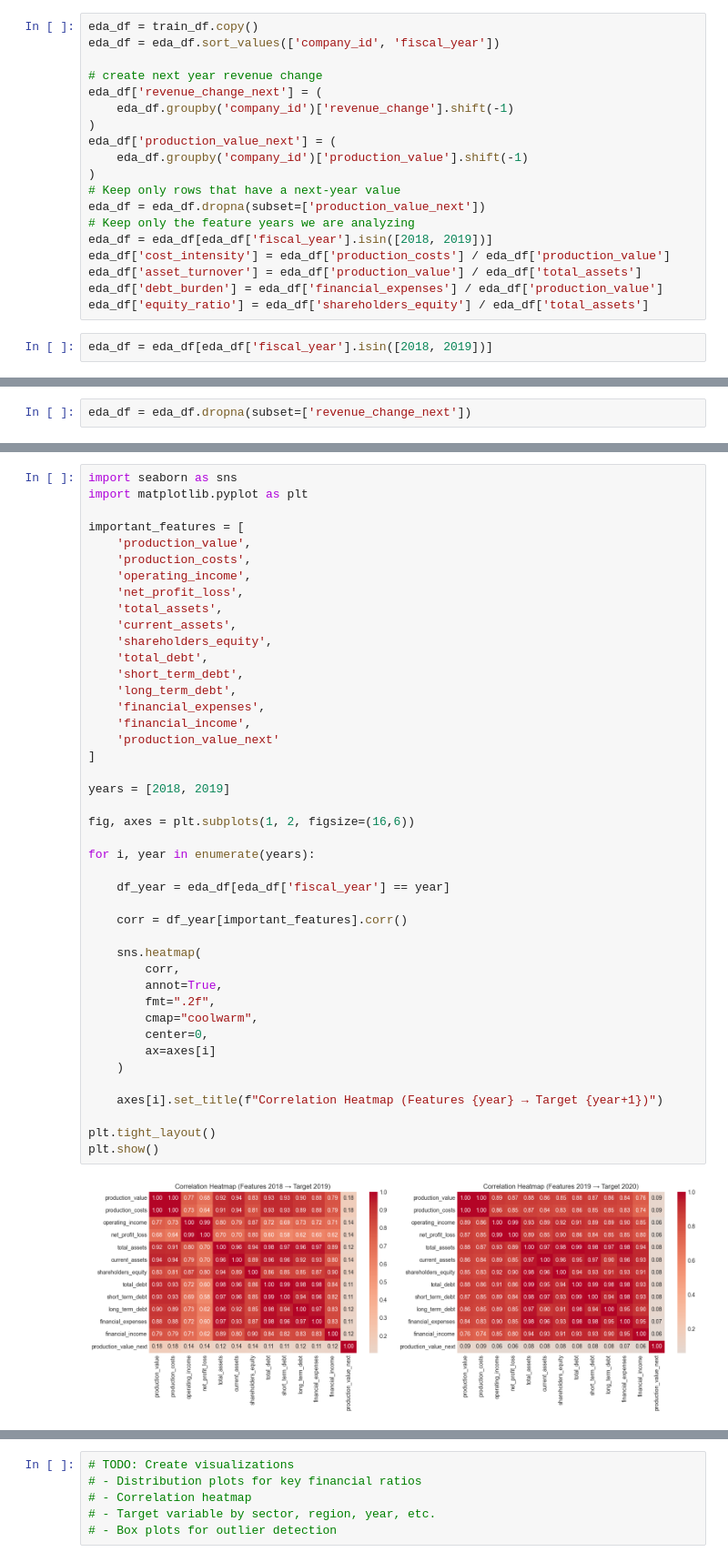
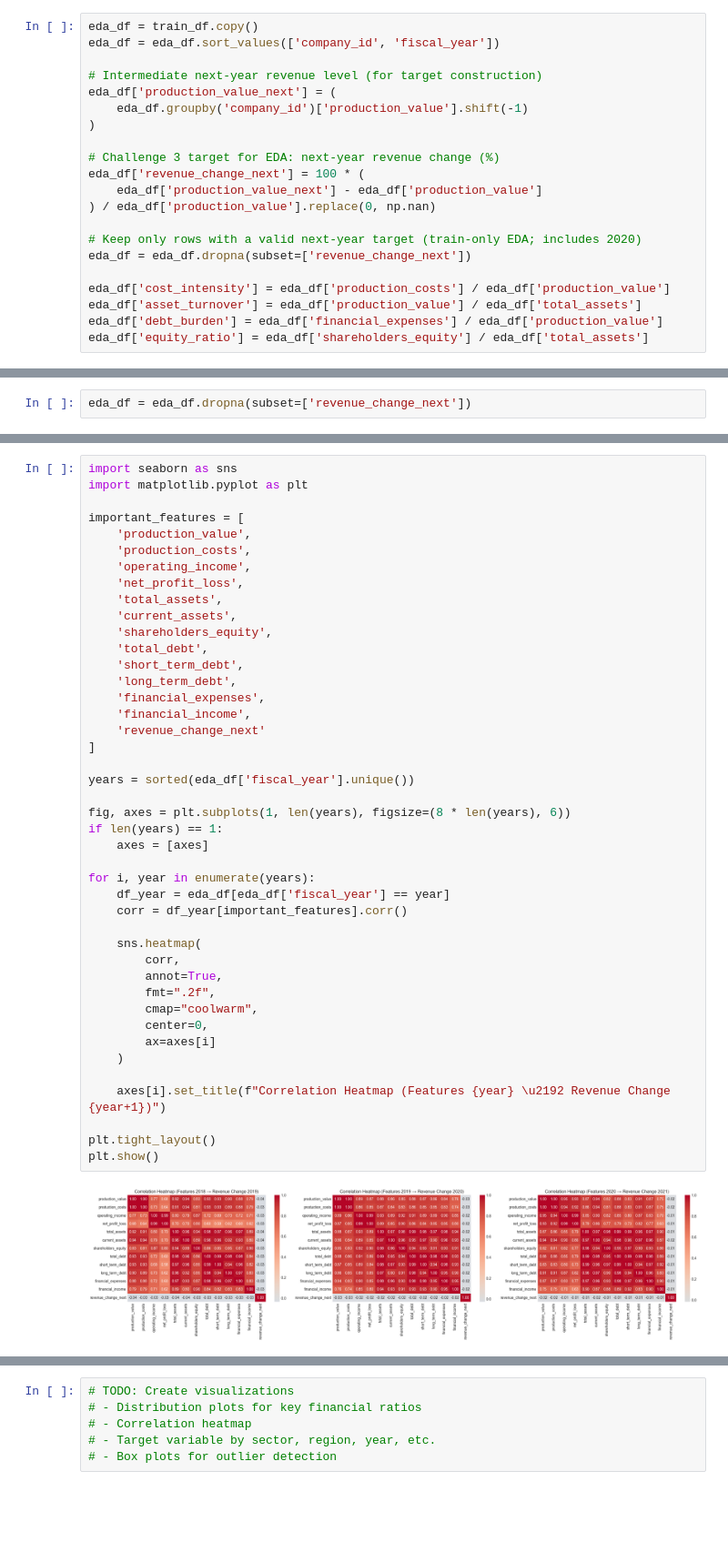
Before and after one commit to KorayAydin3k/Expert_AI_project, a Jupyter notebook: notebook/starter_template_2.ipynb, the cells around one changed output, grey strips where cells are left out. Shown at 91% size. Saved outputs shown, nothing was run; the diff lists cells and outputs as text; blank space fills up the shorter version.

```diff
--- a/notebook/starter_template_2.ipynb
+++ b/notebook/starter_template_2.ipynb
@@ -172,20 +172,20 @@ Create visualizations to understand the data better.
 eda_df = train_df.copy()
 eda_df = eda_df.sort_values(['company_id', 'fiscal_year'])
 
-# create next year revenue change
-eda_df['revenue_change_next'] = (
-    eda_df.groupby('company_id')['revenue_change'].shift(-1)
-)
+# Intermediate next-year revenue level (for target construction)
 eda_df['production_value_next'] = (
     eda_df.groupby('company_id')['production_value'].shift(-1)
 )
-# Keep only rows that have a next-year value
-eda_df = eda_df.dropna(subset=['production_value_next'])
-# Keep only the feature years we are analyzing
-eda_df = eda_df[eda_df['fiscal_year'].isin([2018, 2019])]
+
+# Challenge 3 target for EDA: next-year revenue change (%)
+eda_df['revenue_change_next'] = 100 * (
+    eda_df['production_value_next'] - eda_df['production_value']
+) / eda_df['production_value'].replace(0, np.nan)
+
+# Keep only rows with a valid next-year target (train-only EDA; includes 2020)
+eda_df = eda_df.dropna(subset=['revenue_change_next'])
+
 eda_df['cost_intensity'] = eda_df['production_costs'] / eda_df['production_value']
 eda_df['asset_turnover'] = eda_df['production_value'] / eda_df['total_assets']
 eda_df['debt_burden'] = eda_df['financial_expenses'] / eda_df['production_value']
 eda_df['equity_ratio'] = eda_df['shareholders_equity'] / eda_df['total_assets']
-# %%
-eda_df = eda_df[eda_df['fiscal_year'].isin([2018, 2019])]
@@ -297,40 +300,40 @@ important_features = [
     'net_profit_loss',
     'total_assets',
     'current_assets',
     'shareholders_equity',
     'total_debt',
     'short_term_debt',
     'long_term_debt',
     'financial_expenses',
     'financial_income',
-    'production_value_next'
+    'revenue_change_next'
 ]
 
-years = [2018, 2019]
+years = sorted(eda_df['fiscal_year'].unique())
 
-fig, axes = plt.subplots(1, 2, figsize=(16,6))
+fig, axes = plt.subplots(1, len(years), figsize=(8 * len(years), 6))
+if len(years) == 1:
+    axes = [axes]
 
 for i, year in enumerate(years):
-
     df_year = eda_df[eda_df['fiscal_year'] == year]
-
     corr = df_year[important_features].corr()
 
     sns.heatmap(
         corr,
         annot=True,
         fmt=".2f",
         cmap="coolwarm",
         center=0,
         ax=axes[i]
     )
 
-    axes[i].set_title(f"Correlation Heatmap (Features {year} → Target {year+1})")
+    axes[i].set_title(f"Correlation Heatmap (Features {year} \u2192 Revenue Change {year+1})")
 
 plt.tight_layout()
 plt.show()
 # %% [output]
-[figure, old version]
+[figure, new version]
 # %%
 ratio_features = [
     'roe',
```
Also changed, not shown: parts of 20 cells of this notebook.
